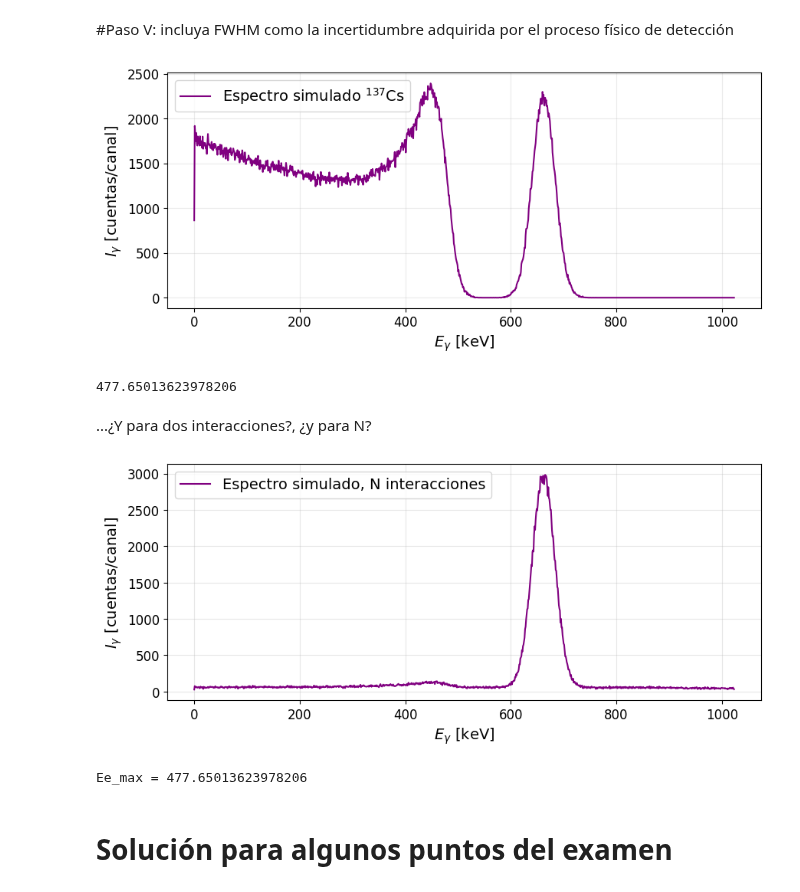
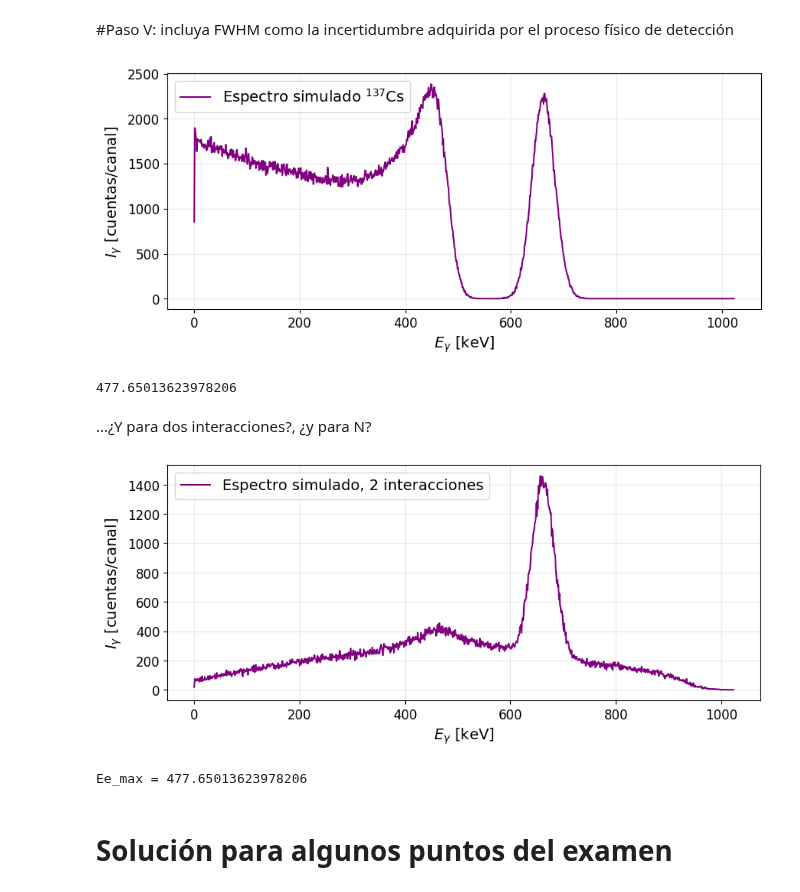
Before and after one commit to asarria48/Nuclear-physics, a Jupyter notebook: INexamenfinal.ipynb, the cells around one changed output. Saved outputs shown, nothing was run; the diff lists cells and outputs as text; code cells hidden in the pictures.

```diff
--- a/INexamenfinal.ipynb
+++ b/INexamenfinal.ipynb
@@ -338,7 +338,7 @@ def PEe(Ee, E1):
     return ds, Ee_max
 
 # construyo pdf y cdf numérica en Ee mediante discretización
-def construir_pdf_cdf_Ee(E1, n_bins=2000):
+def construir_pdf_cdf_Ee(E1, n_bins=1024):
 
     _, Ee_max = PEe([0.0], E1)                 # llamo para obtener Ee_max
     # construyo los centros de los bins
@@ -405,7 +405,7 @@ def simular_fotones_con_Compton(N, mu_f, mu_C, t, E1, centers, pdf, cdf, bin_wid
 # prueba del código
 # calculo pdf/cdf para E1=662 keV
 E1 = 662.0
-centers, pdf, cdf, bin_width, Ee_max = construir_pdf_cdf_Ee(E1, n_bins=2000)
+centers, pdf, cdf, bin_width, Ee_max = construir_pdf_cdf_Ee(E1, n_bins=1024)
 print("Ee_max =", Ee_max, "keV")
 
 # parámetros
@@ -518,7 +518,7 @@ def PEe(Ee, E1):
     return ds, Ee_max
 
 
-def construir_cdf_from_PEe(E1, n_bins=2000):
+def construir_cdf_from_PEe(E1, n_bins=1024):
     _, Ee_max = PEe([0], E1)
     edges = np.linspace(0, Ee_max, n_bins+1)
     centers = 0.5*(edges[:-1]+edges[1:])
@@ -601,7 +601,7 @@ plt.grid(alpha=0.25)
 plt.show()
 print(Ee_max)
 # %% [output]
-[figure, old version]
+[figure, new version]
 477.65013623978206
 # %% [markdown]
 ...¿Y para dos interacciones?, ¿y para N?
@@ -660,7 +660,7 @@ def PEe(Ee, E1):
     ds = np.where(Ee <= Ee_max, ds, 0)
     return ds, Ee_max
 
-def construir_cdf_from_PEe(E1, n_bins=2000):
+def construir_cdf_from_PEe(E1, n_bins=1024):
     _, Ee_max = PEe([0], E1)
     edges = np.linspace(0, Ee_max, n_bins + 1)
     centers = 0.5 * (edges[:-1] + edges[1:])
@@ -698,7 +698,7 @@ def simular_ModeloA(
         E_foton = E1
 
 
-        for _int in range(N):
+        for _int in range(2):
 
             # Paso I: ¿interactúa?
             if paso1_interaccion(mu_f, mu_C, t) == 0:
@@ -744,35 +744,35 @@ t = 3 * 2.54              # ~7.6 cm
 
 N = 300000  # menos para visualización rápida
 
 centers, pdf, cdf, binw, Ee_max = construir_cdf_from_PEe(E1)
 
 # -------------------------------------------------------------------------
 # EJECUCIÓN
 # -------------------------------------------------------------------------
 
 histograma = simular_ModeloA(
     N, mu_f, mu_C, t, E1,
     centers, pdf, cdf, binw,
     N_CHANNELS=1024
 )
 
 # -------------------------------------------------------------------------
 # GRAFICAR
 # -------------------------------------------------------------------------
 
 plt.figure(figsize=(10,4))
-plt.plot(histograma, color='purple', label='Espectro simulado, N interacciones')
+plt.plot(histograma, color='purple', label='Espectro simulado, 2 interacciones')
 plt.xlabel("$E_\gamma$ [keV]", fontsize=14)
 plt.ylabel("$I_\gamma$ [cuentas/canal]", fontsize=14)
 plt.xticks(fontsize=12)
 plt.yticks(fontsize=12)
 plt.grid(alpha=0.3)
 plt.legend(fontsize=14)
 plt.show()
 
 print("Ee_max =", Ee_max)
 # %% [output]
-[figure, old version]
+[figure, new version]
 Ee_max = 477.65013623978206
 # %% [markdown]
 # Solución para algunos puntos del examen
```
Also changed, not shown: parts of 4 cells of this notebook.
